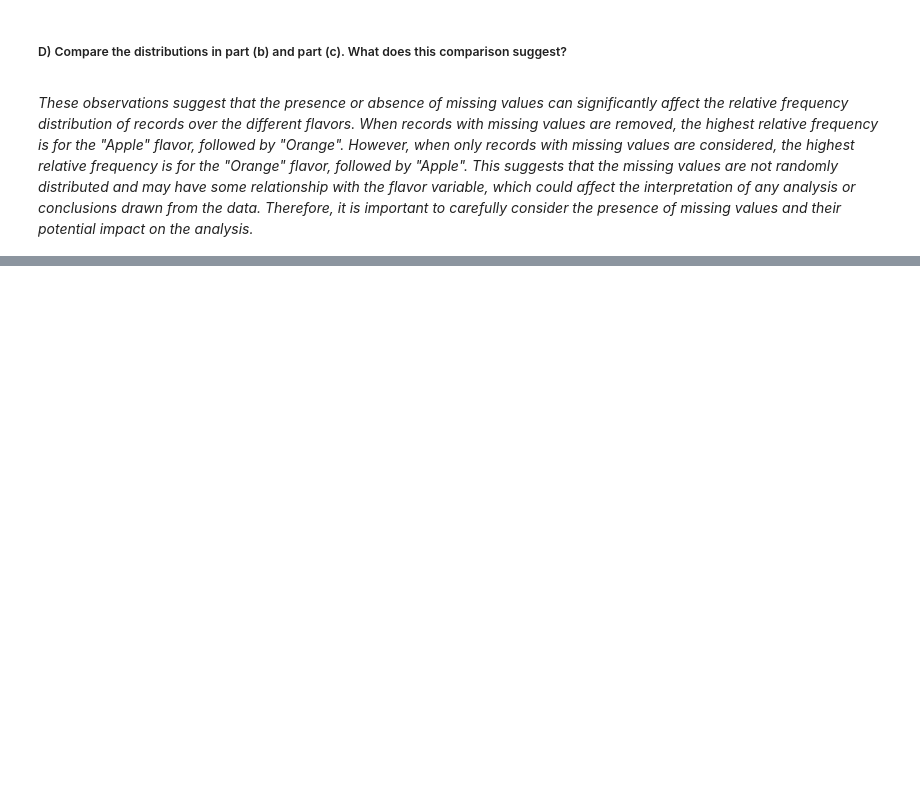
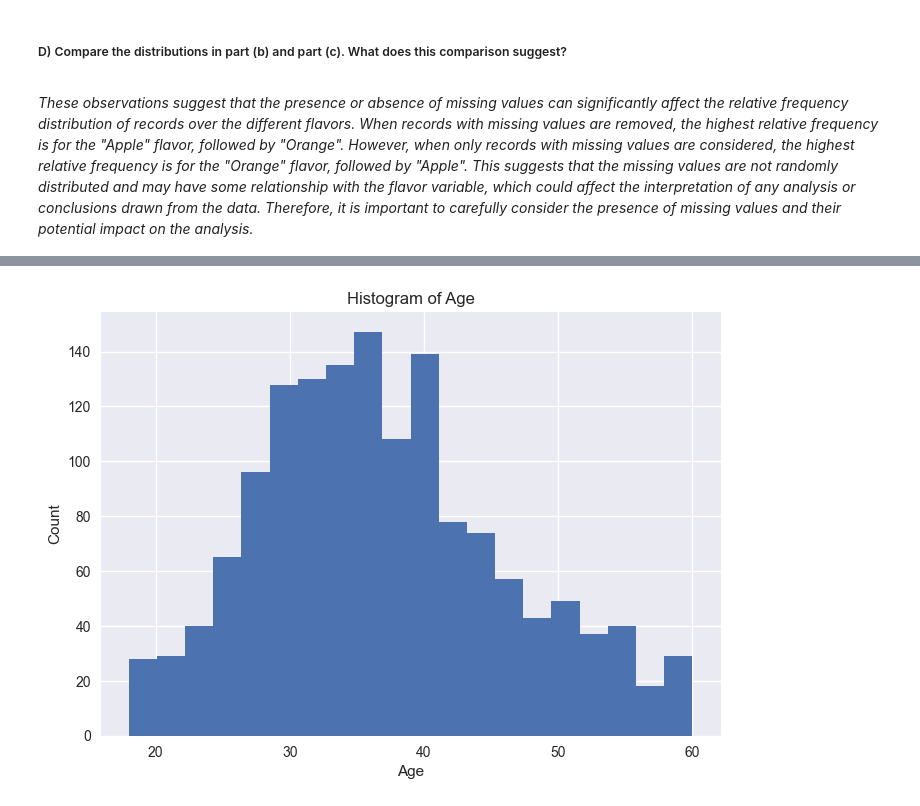
Before and after one commit to MutugiBrian/Data-Science-Prac, a Jupyter notebook: Prep.ipynb, the cells around one changed output, grey strips where cells are left out. Drawn from its saved outputs; the diff is of its cells as text; code cells hidden in the pictures; blank space fills up the shorter version.

```diff
--- a/Prep.ipynb
+++ b/Prep.ipynb
@@ -419,0 +436,7 @@ These observations suggest that the presence or absence of missing values can si
+# %%
+# Load the data
+atdf = pd.read_csv(
+    "https://raw.githubusercontent.com/MutugiBrian/Data-Science-Prac/main/Employee-Attrition.csv")
+
+# Check for missing values
+print(atdf.isna().sum())
@@ -419,0 +590,9 @@ These observations suggest that the presence or absence of missing values can si
+# %%
+# histogram of age
+plt.hist(atdf['Age'], bins=20)
+plt.title('Histogram of Age')
+plt.xlabel('Age')
+plt.ylabel('Count')
+plt.show()
+# %% [output]
+[figure, added]
```
Also changed, not shown: parts of 34 cells of this notebook.
